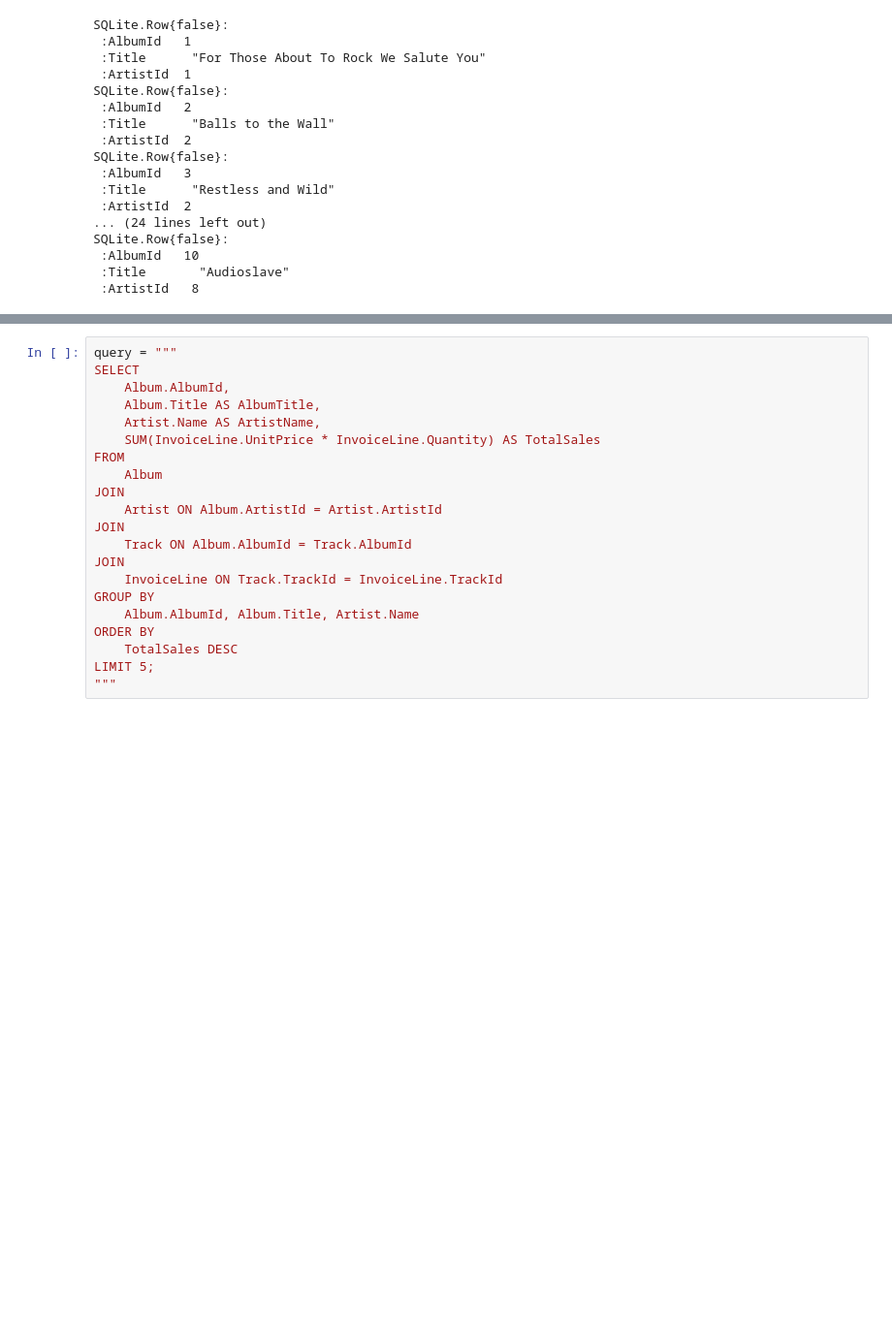
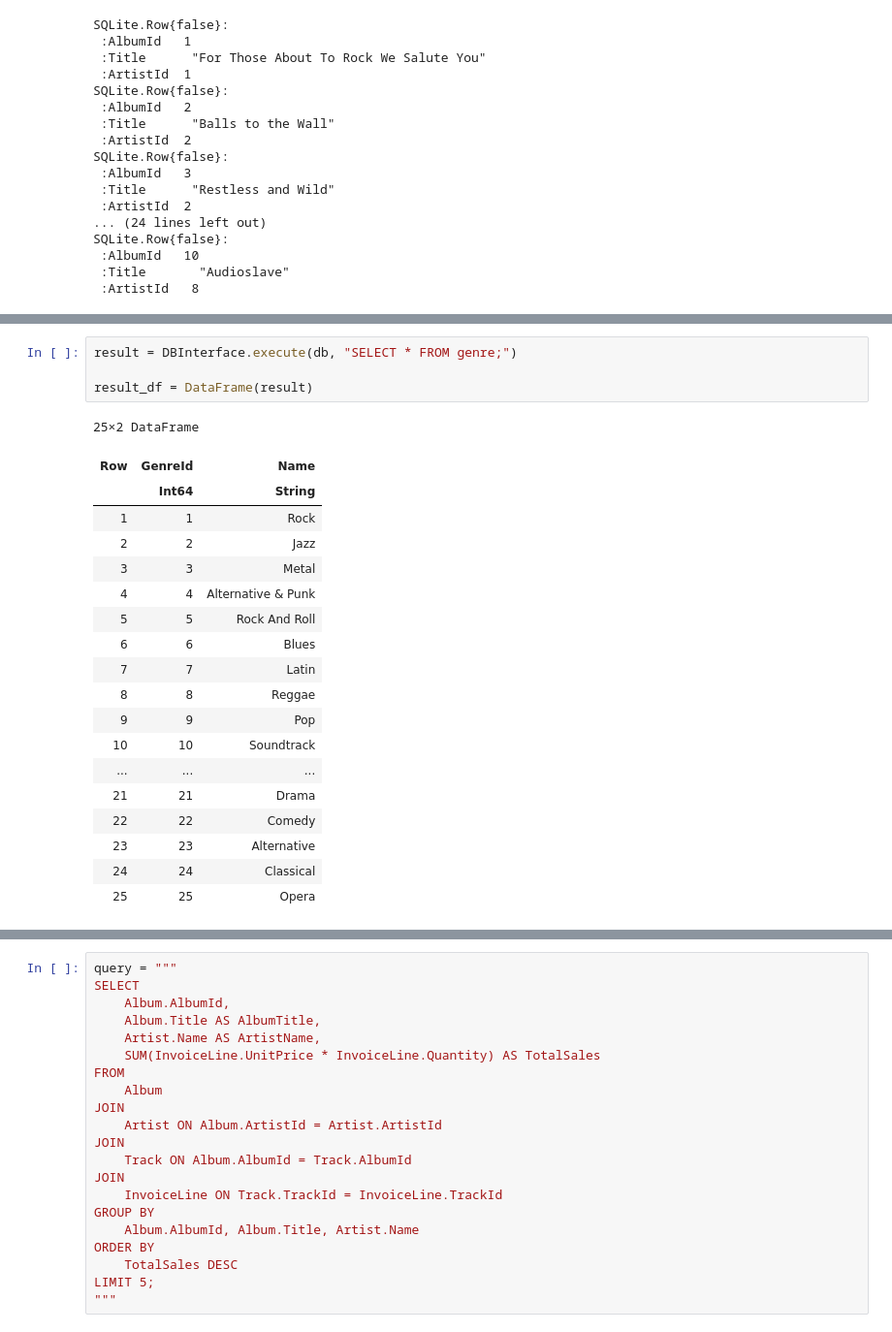
Before and after one commit to mantzaris/JuliaLang_Yeah_Yeah_Yeah, a Jupyter notebook: 06DataBase/Chinook.ipynb, the cells around one changed output, grey strips where cells are left out. Shown: that part at 97% size. Saved outputs shown, nothing was run; the diff lists cells and outputs as text; blank space fills up the shorter version.

```diff
--- a/06DataBase/Chinook.ipynb
+++ b/06DataBase/Chinook.ipynb
@@ -69,0 +129,24 @@ df = DataFrame(result)
+# %%
+result = DBInterface.execute(db, "SELECT * FROM genre;")
+
+result_df = DataFrame(result)
+# %% [output]
+25×2 DataFrame
+| Row | GenreId | Name |
+|  | Int64 | String |
+| 1 | 1 | Rock |
+| 2 | 2 | Jazz |
+| 3 | 3 | Metal |
+| 4 | 4 | Alternative & Punk |
+| 5 | 5 | Rock And Roll |
+| 6 | 6 | Blues |
+| 7 | 7 | Latin |
+| 8 | 8 | Reggae |
+| 9 | 9 | Pop |
+| 10 | 10 | Soundtrack |
+| ... | ... | ... |
+| 21 | 21 | Drama |
+| 22 | 22 | Comedy |
+| 23 | 23 | Alternative |
+| 24 | 24 | Classical |
+| 25 | 25 | Opera |
```
Also changed, not shown: parts of 14 cells of this notebook, 1 other file.
